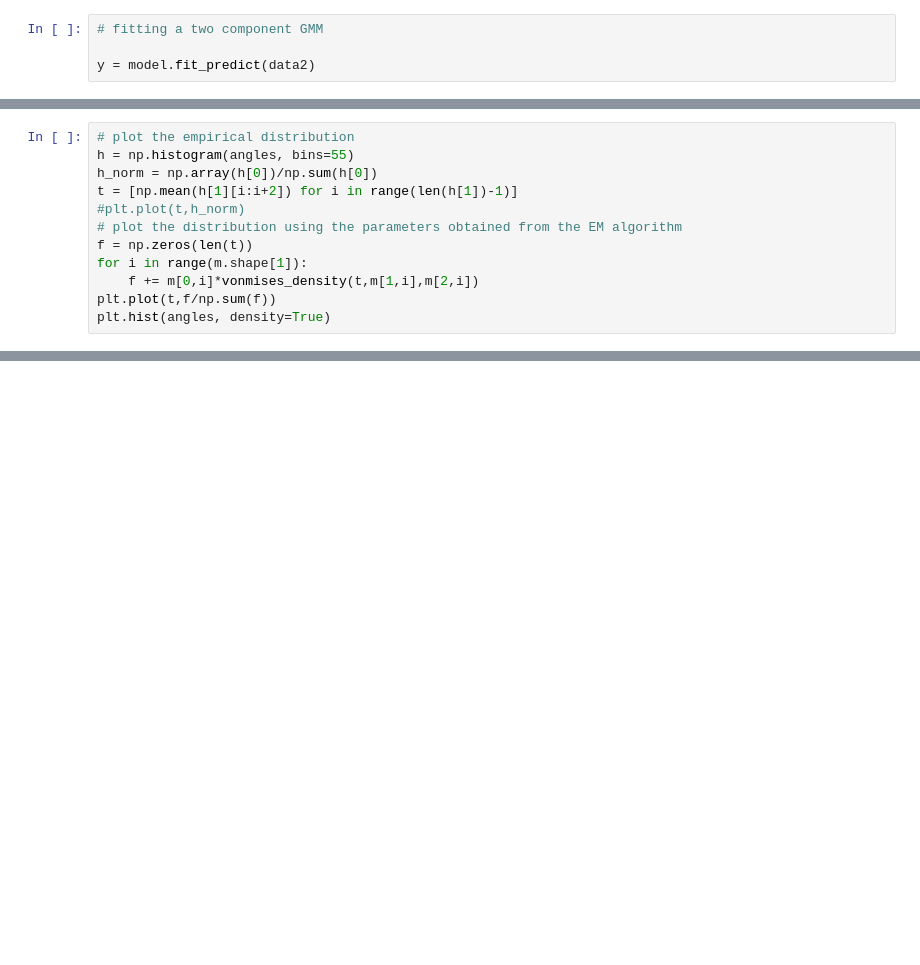
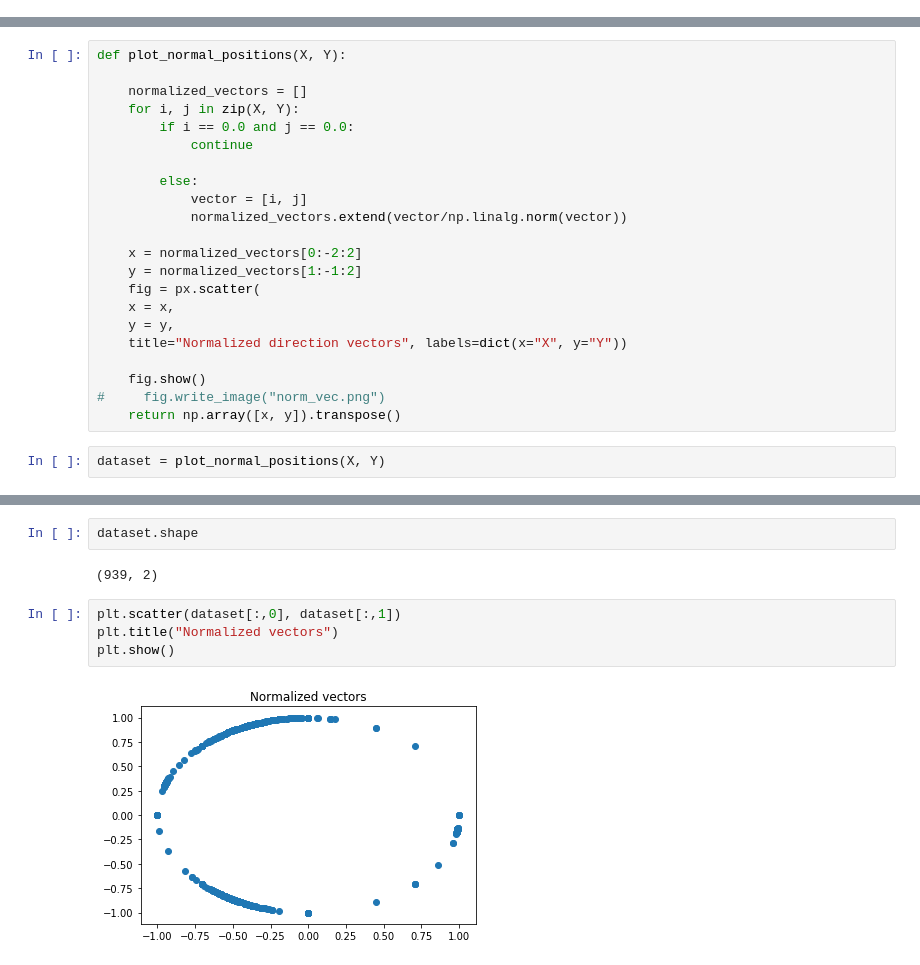
Before and after one commit to siriusted/GMM, a Jupyter notebook: Lab1.ipynb, the cells around one changed output, grey strips where cells are left out. Saved outputs shown, nothing was run; the diff lists cells and outputs as text; blank space fills up the shorter version.

```diff
--- a/Lab1.ipynb
+++ b/Lab1.ipynb
@@ -161,4 +0,0 @@ model = GaussianMixture(n_components=2)
-# %%
-# fitting a two component GMM
-
-y = model.fit_predict(data2)
@@ -496,12 +0,0 @@ array([[  0.61760991,   0.38239009],
-# %%
-# plot the empirical distribution
-h = np.histogram(angles, bins=55)
-h_norm = np.array(h[0])/np.sum(h[0])
-t = [np.mean(h[1][i:i+2]) for i in range(len(h[1])-1)]
-#plt.plot(t,h_norm)
-# plot the distribution using the parameters obtained from the EM algorithm
-f = np.zeros(len(t))
-for i in range(m.shape[1]):
-    f += m[0,i]*vonmises_density(t,m[1,i],m[2,i])
-plt.plot(t,f/np.sum(f))
-plt.hist(angles, density=True)
@@ -543,0 +92,24 @@ plt.scatter(test[:,0], test[:,1], c=colors, marker='.')
+# %%
+def plot_normal_positions(X, Y):
+
+    normalized_vectors = []
+    for i, j in zip(X, Y):
+        if i == 0.0 and j == 0.0:
+            continue
+
+        else:
+            vector = [i, j]
+            normalized_vectors.extend(vector/np.linalg.norm(vector))
+
+    x = normalized_vectors[0:-2:2]
+    y = normalized_vectors[1:-1:2]
+    fig = px.scatter(
+    x = x,
+    y = y,
+    title="Normalized direction vectors", labels=dict(x="X", y="Y"))
+
+    fig.show()
+#     fig.write_image("norm_vec.png")
+    return np.array([x, y]).transpose()
+# %%
+dataset = plot_normal_positions(X, Y)
@@ -543,0 +118,10 @@ plt.scatter(test[:,0], test[:,1], c=colors, marker='.')
+# %%
+dataset.shape
+# %% [output]
+(939, 2)
+# %%
+plt.scatter(dataset[:,0], dataset[:,1])
+plt.title("Normalized vectors")
+plt.show()
+# %% [output]
+[figure, added]
```
Also changed, not shown: parts of 62 cells of this notebook.
